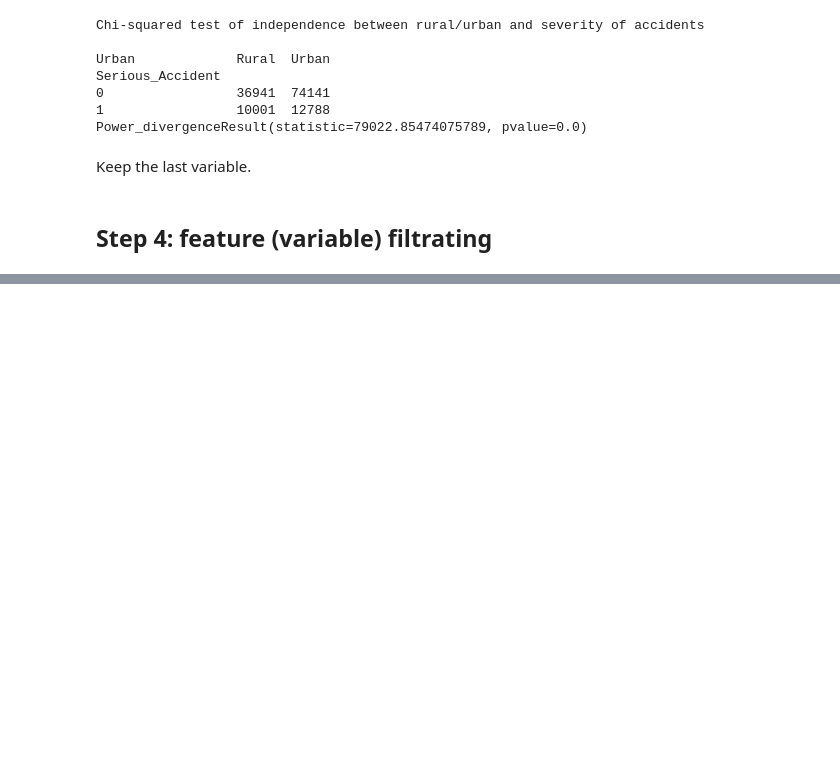
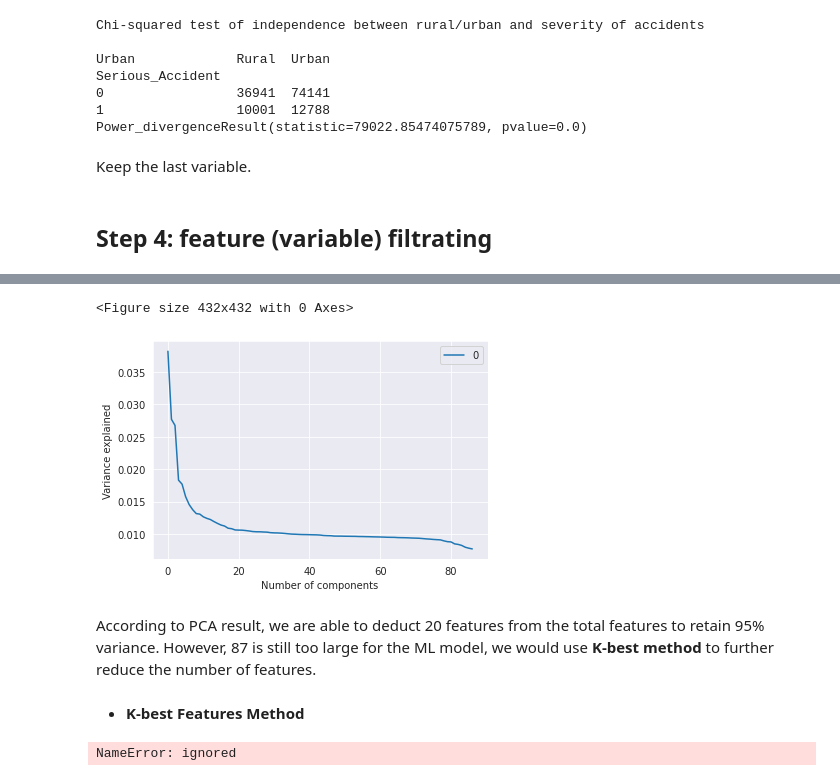
Before and after one commit to brian-pan/road-safety-machine-learning-report, a Jupyter notebook: machine_learning_python_project_one.ipynb, the cells around one changed output, grey strips where cells are left out. Cells and saved outputs as stored; diff of their text form; code cells hidden in the pictures; blank space fills up the shorter version.

```diff
--- a/machine_learning_python_project_one.ipynb
+++ b/machine_learning_python_project_one.ipynb
@@ -757,0 +791,6 @@ Keep the last variable.
+# %%
+# Seperate label (y) and features (x)
+y = df.loc[:,'Serious_Accident']
+x = df.loc[:, df.columns != 'Serious_Accident']
+print('Shape of y: \n', y.shape[0])
+print('Shape of x: \n', x.shape)
@@ -757,0 +807,18 @@ Keep the last variable.
+# %%
+# Standardizing the features
+x_stand = StandardScaler().fit_transform(x)
+
+# PCA to keep 95% of variance
+pca = PCA(0.95)
+
+# Components required to keep 95% of variance (fit)
+x_pca = pca.fit_transform(x_stand)
+
+# Cumulative sum of explained variance by the components
+var_cumsum = pca.explained_variance_ratio_.cumsum()
+print("Cumulative Sum of variance when increase number of components",
+      color=[91])
+print(var_cumsum)
+print()
+print(f'Need to keep {len(var_cumsum)} components to explain 95% of the variance.',
+      color=[43])
@@ -757,0 +844,23 @@ Keep the last variable.
+# %%
+# visual explaination
+plt.figure(figsize=(6,6))
+pd.DataFrame(list(pca.explained_variance_ratio_)).plot()
+plt.xlabel('Number of components')
+plt.ylabel('Variance explained')
+plt.show()
+# %% [output]
+<Figure size 432x432 with 0 Axes>
+[figure, added]
+# %% [markdown]
+According to PCA result, we are able to deduct 20 features from the total features to retain 95% variance. However, 87 is still too large for the ML model, we would use **K-best method** to further reduce the number of features.
+# %% [markdown]
+* **K-best Features Method**
+# %%
+# Select k best features
+k = 15
+x_kbest = x[x.columns[SelectKBest(f_classif, k=k).fit(x, y).get_support()]]
+print("K best features:", color=[93])
+print("\n".join(list(x_kbest.columns)))
+print('Shape: ', x_kbest.shape, color=[91])
+# %% [output]
+NameError: ignored
```
Also changed, not shown: parts of 25 cells of this notebook.
